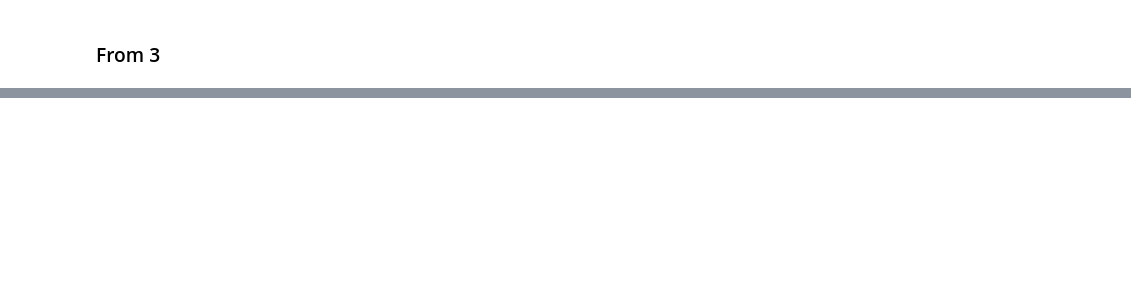
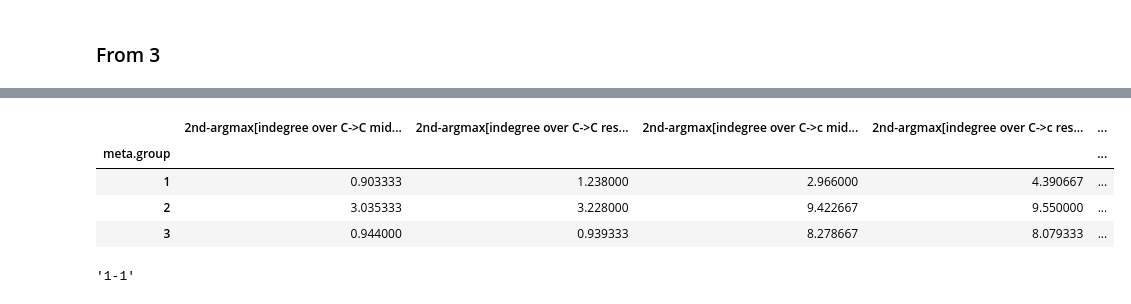
Before and after one commit to rgangela99/Cornell-Conversational-Analysis-Toolkit, a Jupyter notebook: convokit/tensor_decomposer/experiments/normalization_tests.ipynb, the cells around one changed output, grey strips where cells are left out. Cells and saved outputs as stored; diff of their text form; code cells hidden in the pictures; blank space fills up the shorter version.

```diff
--- a/convokit/tensor_decomposer/experiments/normalization_tests.ipynb
+++ b/convokit/tensor_decomposer/experiments/normalization_tests.ipynb
@@ -297,0 +328,12 @@ Done.
+# %%
+means = df_combi.groupby('meta.group').mean() #.to_csv('~/Desktop/agg_means.csv')
+# %%
+pd.set_option("display.max_columns", None)
+# %%
+means
+# %% [output]
+|  | 2nd-argmax[indegree over C->C mid... | 2nd-argmax[indegree over C->C res... | 2nd-argmax[indegree over C->c mid... | 2nd-argmax[indegree over C->c res... | ... |
+| meta.group |  |  |  |  | ... |
+| 1 | 0.903333 | 1.238000 | 2.966000 | 4.390667 | ... |
+| 2 | 3.035333 | 3.228000 | 9.422667 | 9.550000 | ... |
+| 3 | 0.944000 | 0.939333 | 8.278667 | 8.079333 | ... |
@@ -297,0 +346,4 @@ Done.
+# %%
+df_subset.iloc[0].name
+# %% [output]
+'1-1'
```
Also changed, not shown: parts of 21 cells of this notebook, 2 other files.
